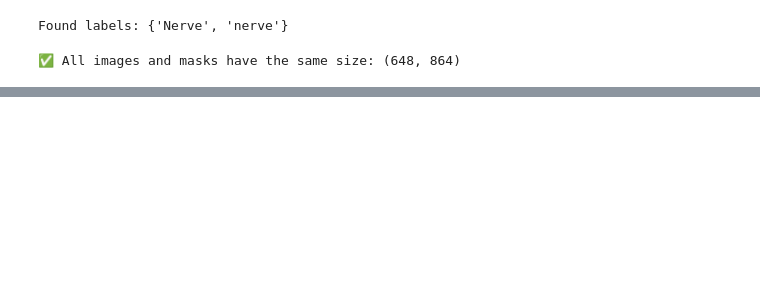
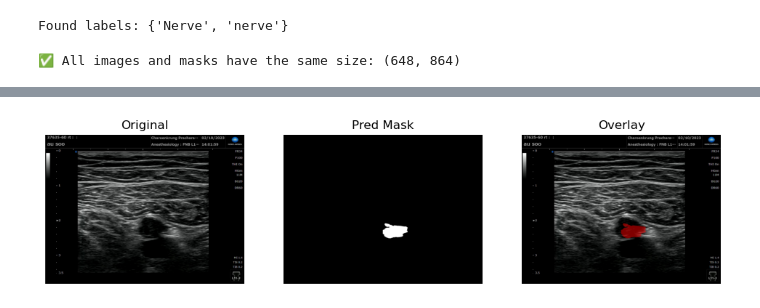
Before and after one commit to Ratchanonk03/Computer-vision-2025, a Jupyter notebook: u-net/u-net.ipynb, the cells around one changed output, grey strips where cells are left out. Drawn from its saved outputs; the diff is of its cells as text; code cells hidden in the pictures; blank space fills up the shorter version.

```diff
--- a/u-net/u-net.ipynb
+++ b/u-net/u-net.ipynb
@@ -198,0 +231,6 @@ val_transform = A.Compose([
+# %%
+imgs, masks = next(iter(train_loader))
+print("Shapes:", imgs.shape, masks.shape)  # [B,3,H,W], [B,H,W]
+H, W = imgs.shape[-2], imgs.shape[-1]
+print("Divisible by 32:", H % 32 == 0, W % 32 == 0)
+print("Mask uniques (sample):", masks[0].unique()[:10])
@@ -198,0 +266,6 @@ val_transform = A.Compose([
+# %%
+model = smp.Linknet(encoder_name="resnet34", encoder_weights="imagenet",in_channels=3, classes=1).to(device)
+
+# Binary losses/metrics
+loss_fn = smp.losses.DiceLoss(mode="binary")   # or nn.BCEWithLogitsLoss()
+optimizer = torch.optim.Adam(model.parameters(), lr=1e-3)
@@ -198,0 +338,5 @@ val_transform = A.Compose([
+# %%
+# load best and evaluate on test set
+model.load_state_dict(torch.load("linknet_best.pt", map_location=device))
+te_loss, te_iou = run_epoch(test_loader, train=False)
+print(f"TEST | loss {te_loss:.4f} IoU {te_iou:.3f}")
@@ -198,0 +438,6 @@ val_transform = A.Compose([
+# %%
+pred = model.predict(imgs.to(device))
+# %%
+show_overlay(img, pred, alpha=0.5, thr=0.5)
+# %% [output]
+[figure, added]
```
Also changed, not shown: parts of 19 cells of this notebook, 3 other files.
